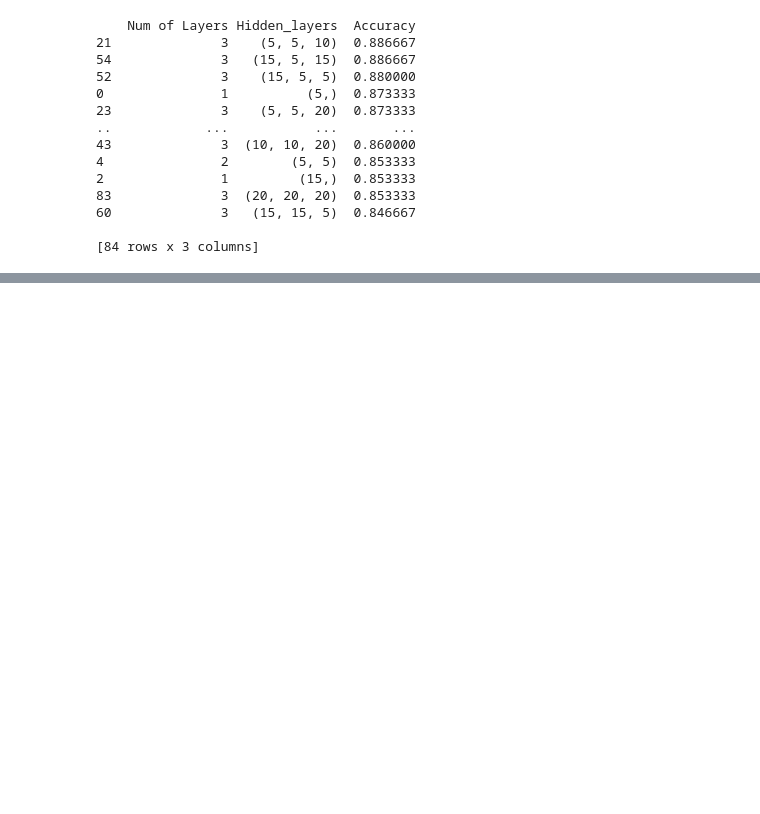
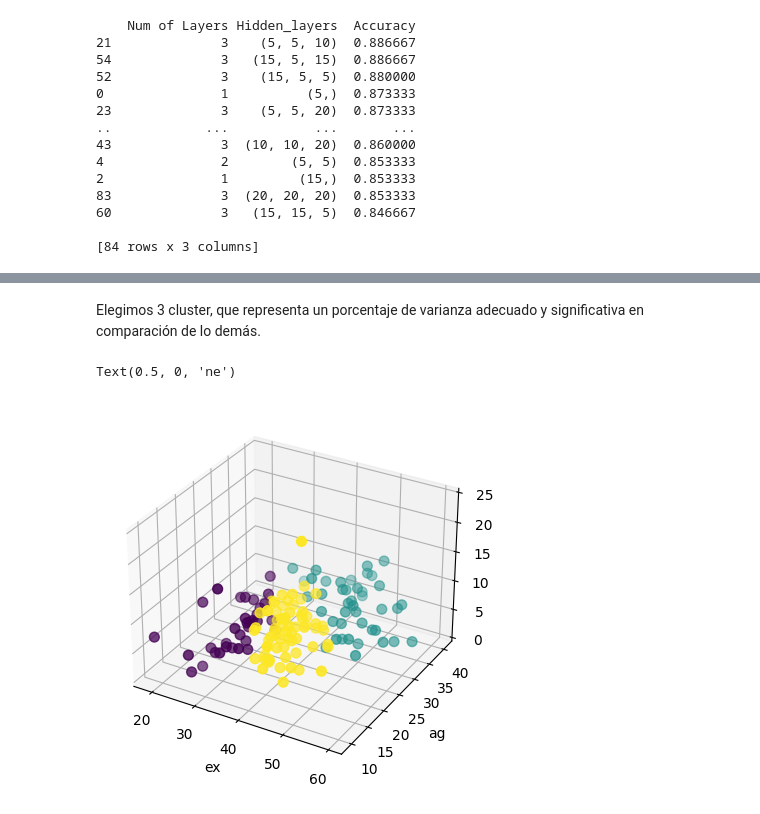
Before and after one commit to SantiagoTangarife/Kmeans-Twitter-RNA, a Jupyter notebook: RNA_Kmeans.ipynb, the cells around one changed output, grey strips where cells are left out. Cells and saved outputs as stored; diff of their text form; code cells hidden in the pictures; blank space fills up the shorter version.

```diff
--- a/RNA_Kmeans.ipynb
+++ b/RNA_Kmeans.ipynb
@@ -105,0 +219,22 @@ print(df_sorted)
+# %% [markdown]
+Elegimos 3 cluster, que representa un porcentaje de varianza adecuado y significativa en comparación de lo demás.
+# %%
+import pandas as pd
+import matplotlib.pyplot as plt
+from sklearn.cluster import KMeans
+
+#Se eligen 3 clusters
+k = 3
+kmeans = KMeans(n_clusters=k, random_state=0)
+kmeans.fit(data)
+Y2 = kmeans.predict(data)
+# Grafica los datos con los clústeres asignados
+fig = plt.figure()
+ax = fig.add_subplot(111, projection='3d')
+ax.scatter(data['ex'], data['ag'], data['ne'], c=Y2, cmap='viridis', s=50)
+ax.set_xlabel('ex')
+ax.set_ylabel('ag')
+ax.set_zlabel('ne')
+# %% [output]
+Text(0.5, 0, 'ne')
+[figure, added]
```
Also changed, not shown: parts of 14 cells of this notebook.
